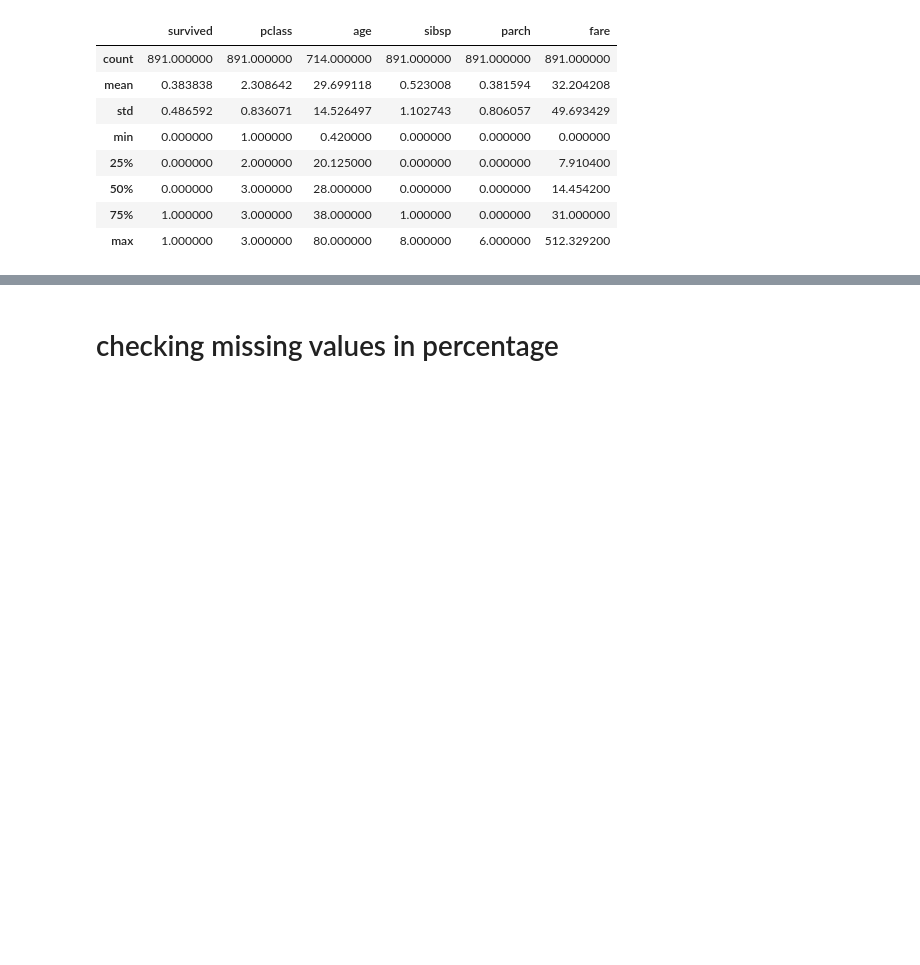
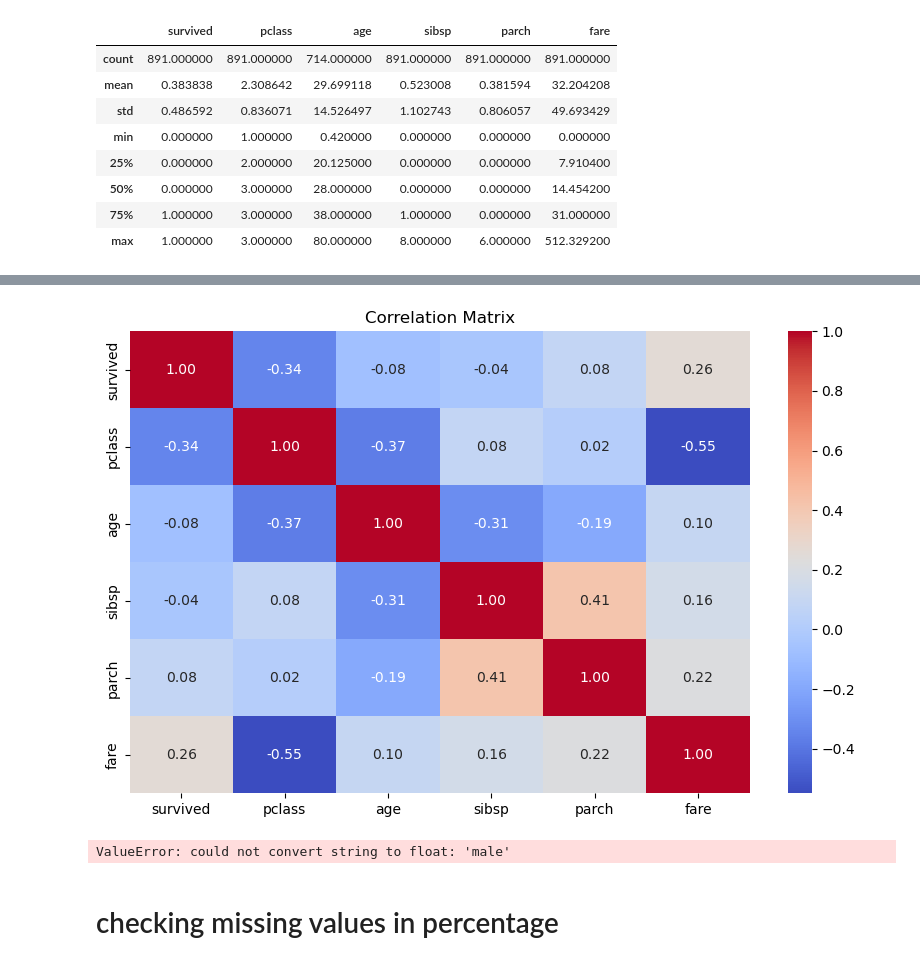
Before and after one commit to zeeshan3797/statistics, a Jupyter notebook: statics.ipynb, the cells around one changed output, grey strips where cells are left out. Cells and saved outputs as stored; diff of their text form; code cells hidden in the pictures; blank space fills up the shorter version.

Commit message:
did correlation

```diff
--- a/statics.ipynb
+++ b/statics.ipynb
@@ -65,0 +68,9 @@ df.describe()
+# %%
+import pandas as pd
+
+# Assuming your Titanic dataset is stored in a DataFrame called 'titanic_data'
+# If not, replace 'titanic_data' with the actual name of your DataFrame
+columns = ["survived", "pclass", "age", "sibsp", "parch", "fare"]
+corr_matrix = df[columns].corr()
+
+print(corr_matrix)
@@ -66,3 +85,18 @@ df.describe()
+# %%
+import seaborn as sns
+import matplotlib.pyplot as plt
+
+# Assuming 'corr_matrix' is the correlation matrix from the previous code snippet
+plt.figure(figsize=(10, 6))
+sns.heatmap(corr_matrix, annot=True, cmap='coolwarm', fmt=".2f")
+plt.title('Correlation Matrix')
+plt.show()
+# %% [output]
+[figure, added]
+# %%
+df.corr()
+# %% [output]
+ValueError: could not convert string to float: 'male'
 # %% [markdown]
 #  checking missing values in percentage
 # %%
```
Also changed, not shown: parts of 2 cells of this notebook.
